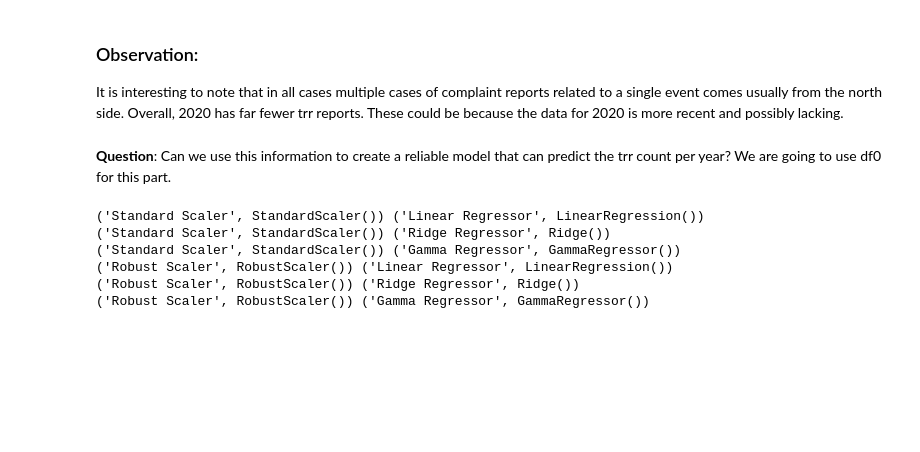
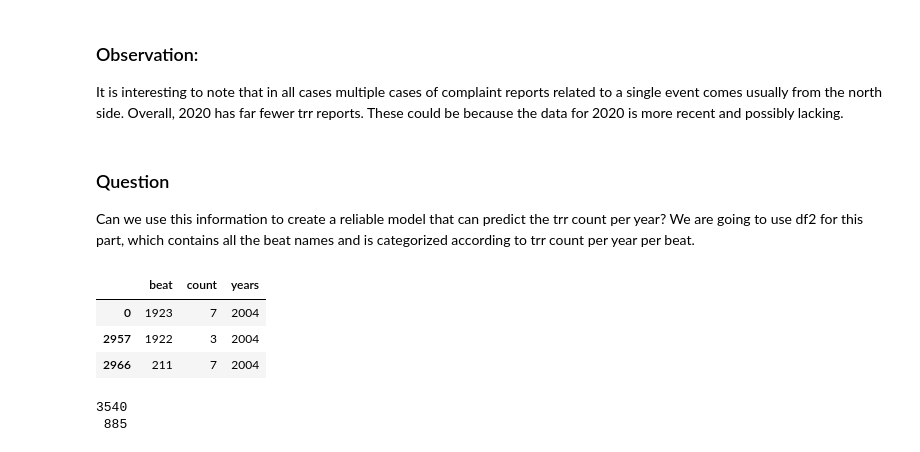
Before and after one commit to ShaliniR8/WiseKingfishers, a Jupyter notebook: cpdbML.ipynb, the cells around one changed output. Saved outputs shown, nothing was run; the diff lists cells and outputs as text; code cells hidden in the pictures; blank space fills up the shorter version.

```diff
--- a/cpdbML.ipynb
+++ b/cpdbML.ipynb
@@ -161,6 +169,8 @@ df1.to_csv('tables\\df1.csv')
 df0 = pd.read_csv("tables\\df0.csv").sort_values(by="years")
 # %%
 df1 = pd.read_csv("tables\\df1.csv").sort_values(by="years")
+# %%
+df2 = pd.read_csv("tables\\df2.csv").sort_values(by="years")
 # %% [markdown]
 **What is TRR?**
 TRR is the abbreviation for *Tactical Response Reports*. Usually an event has one complaint with a unique id (CRID) linked to it. But in cases when an event has one or more use of force reports linked to it, it comes under TRR data.
@@ -202,4 +212,6 @@ plt.show()
 ### Observation:
 It is interesting to note that in all cases multiple cases of complaint reports related to a single event comes usually from the north side. Overall, 2020 has far fewer trr reports. These could be because the data for 2020 is more recent and possibly lacking.
 # %% [markdown]
-**Question**: Can we use this information to create a reliable model that can predict the trr count per year? We are going to use df0 for this part.
+### Question
+
+Can we use this information to create a reliable model that can predict the trr count per year? We are going to use df2 for this part, which contains all the beat names and is categorized according to trr count per year per beat.
@@ -209,12 +218,15 @@ X = df0[['count', 'years']]
-# %%
-pipelines = []
-for scaler in scalers:
-    for model in models:
-        pass
-# %% [output]
-('Standard Scaler', StandardScaler()) ('Linear Regressor', LinearRegression())
-('Standard Scaler', StandardScaler()) ('Ridge Regressor', Ridge())
-('Standard Scaler', StandardScaler()) ('Gamma Regressor', GammaRegressor())
-('Robust Scaler', RobustScaler()) ('Linear Regressor', LinearRegression())
-('Robust Scaler', RobustScaler()) ('Ridge Regressor', Ridge())
-('Robust Scaler', RobustScaler()) ('Gamma Regressor', GammaRegressor())
+# %%
+df2.head(3).drop(columns=['Unnamed: 0'])
+# %% [output]
+|  | beat | count | years |
+| 0 | 1923 | 7 | 2004 |
+| 2957 | 1922 | 3 | 2004 |
+| 2966 | 211 | 7 | 2004 |
+# %%
+y = np.array(df2["count"])
+X = np.array(df2[['beat', 'years']])
+X_train, X_test, y_train, y_test = model_selection.train_test_split(X, y, test_size=0.2)
+print(len(X_train), '\n', len(X_test))
+# %% [output]
+3540
+ 885
```
Also changed, not shown: parts of 16 cells of this notebook, 1 other file.
